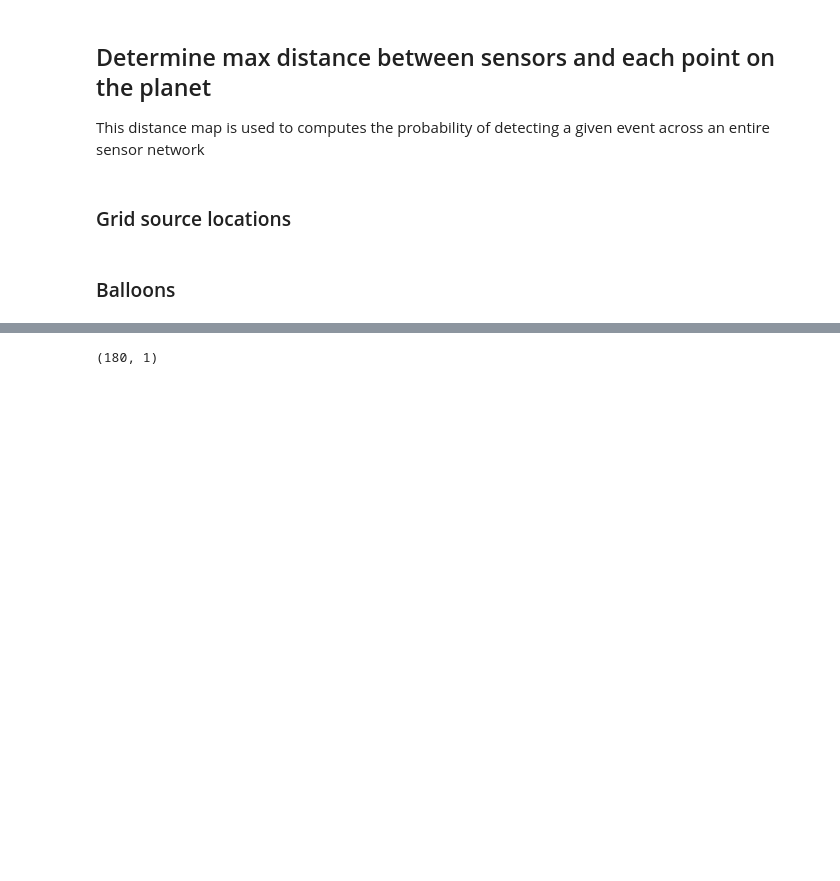
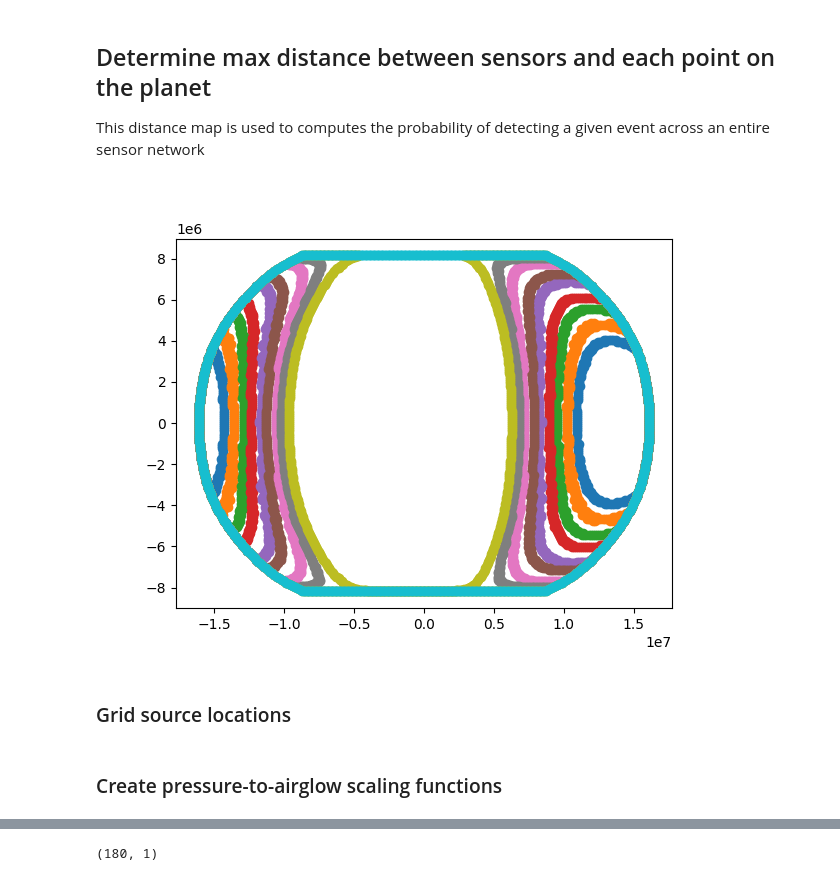
Before and after one commit to QuentinBrissaud/Venus_Detectability, a Jupyter notebook: compute_network_shapes.ipynb, the cells around one changed output, grey strips where cells are left out. Drawn from its saved outputs; the diff is of its cells as text; code cells hidden in the pictures; blank space fills up the shorter version.

Commit message:
Fix visualization and remove files

```diff
--- a/compute_network_shapes.ipynb
+++ b/compute_network_shapes.ipynb
@@ -10,6 +12,28 @@ import compute_network_shapes_CPUs as cns
 # %%
-import geopandas as gpd
-test = gpd.read_file(f"./data/airglow_shp/network_SNRnight10.0_SNRday1.shp")
+gdf_all = gpd.read_file(f"./data/airglow_shp/network_SNRnight10.0_SNRday1.shp")
+# %%
+def get_colors_from_cmap(cmap_name, n_colors):
+    cmap = plt.get_cmap(cmap_name)  # Get the colormap
+    return [cmap(i / (n_colors - 1)) for i in range(n_colors)]
+
+# Example usage
+n = 10
+colors = get_colors_from_cmap('tab10', n)
+
+plt.figure()
+for itest, test_loc in gdf_all.iterrows():
+    geo = test_loc.geometry
+    if geo.geom_type == 'Polygon': ## Tectonic settings
+        coords = np.array(geo.exterior.coords[:])
+        plt.scatter(coords[:,0], coords[:,1], color=colors[itest])
+    else:
+        for geo_loc in geo.geoms:
+            coords = np.array(geo_loc.exterior.coords[:])
+            plt.scatter(coords[:,0], coords[:,1], color=colors[itest])
+    if itest > n-2:
+        break
+# %% [output]
+[figure, added]
 # %% [markdown]
 ### Grid source locations
 # %%
@@ -21,8 +45,8 @@ LATS, LONS, shape_init = cns.get_grid(lats, lons)
 # %%
 reload(cns)
 polys = cns.get_polys(LONS, LATS, dlon, R0=6052000)
-# %% [markdown]
-### Balloons
+# %% [markdown]
+### Create pressure-to-airglow scaling functions
 # %%
 import compute_network_shapes_CPUs as cns
 import proba_modules as pm
```
Also changed, not shown: parts of 22 cells of this notebook, 9 other files.
